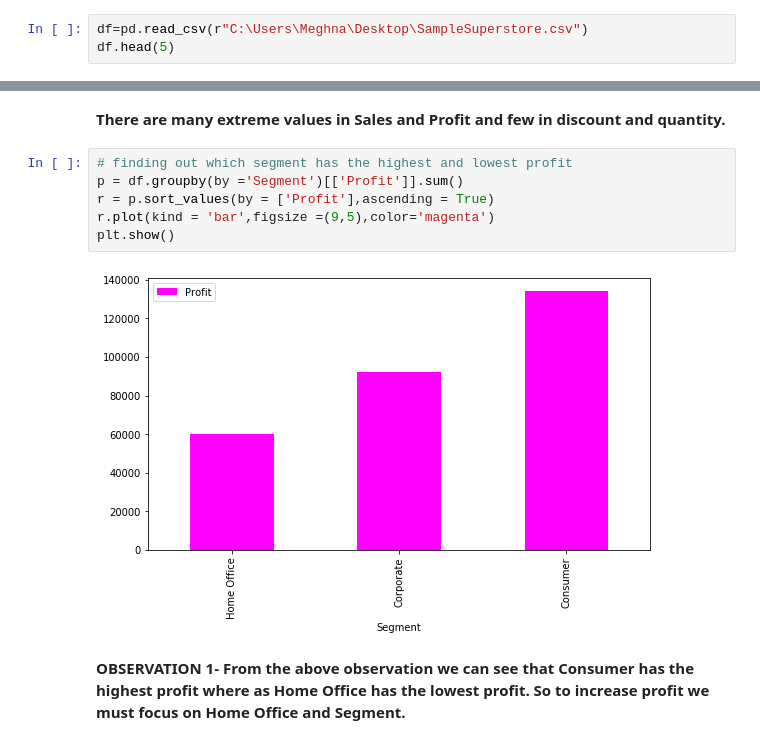
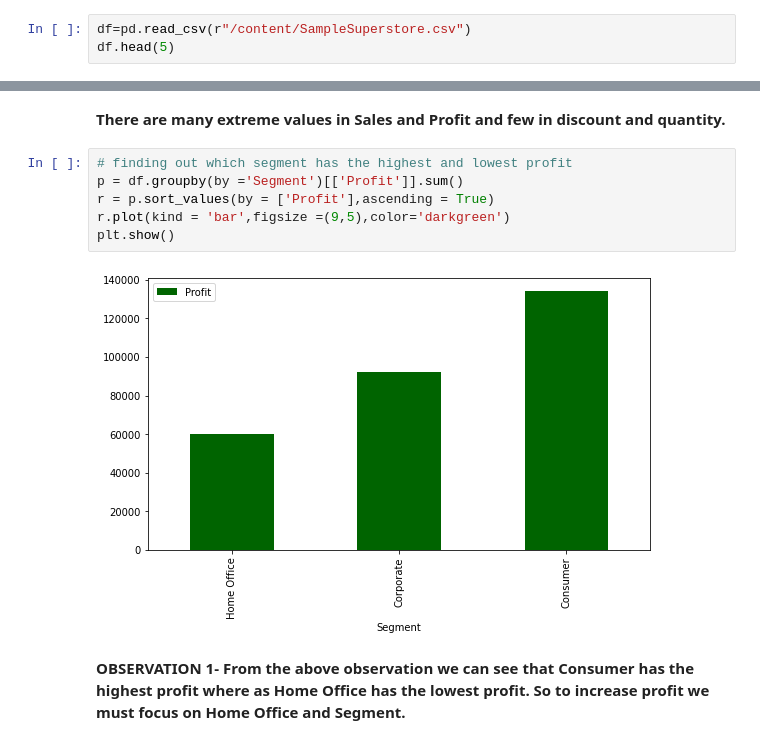
Before and after one commit to tanaybag/GRIPMAY21_TASKS, a Jupyter notebook: Task 3: Exploratory Data Analysis - Retail.ipynb, the cells around one changed output, grey strips where cells are left out. Cells and saved outputs as stored; diff of their text form.

```diff
--- a/Task 3: Exploratory Data Analysis - Retail.ipynb
+++ b/Task 3: Exploratory Data Analysis - Retail.ipynb
@@ -22,7 +22,7 @@ import matplotlib.pyplot as plt
 import seaborn as sns
 %matplotlib inline
 # %%
-df=pd.read_csv(r"C:\Users\Meghna\Desktop\SampleSuperstore.csv")
+df=pd.read_csv(r"/content/SampleSuperstore.csv")
 df.head(5)
 # %% [output]
 |  | Ship Mode | Segment | Country | City | State | Postal Code | Region | Category | Sub-Category | Sales | ... |
@@ -210,11 +210,11 @@ plt.show()
 # %%
 # finding out which segment has the highest and lowest profit
 p = df.groupby(by ='Segment')[['Profit']].sum()
 r = p.sort_values(by = ['Profit'],ascending = True)
-r.plot(kind = 'bar',figsize =(9,5),color='magenta')
+r.plot(kind = 'bar',figsize =(9,5),color='darkgreen')
 plt.show()
 # %% [output]
-[figure, old version]
+[figure, new version]
 # %% [markdown]
 **OBSERVATION 1-   From the above observation we can see that Consumer has the highest profit where as Home Office has the lowest profit. So to increase profit we must focus on Home Office and Segment.**
 # %%
```
Also changed, not shown: parts of 11 cells of this notebook.
